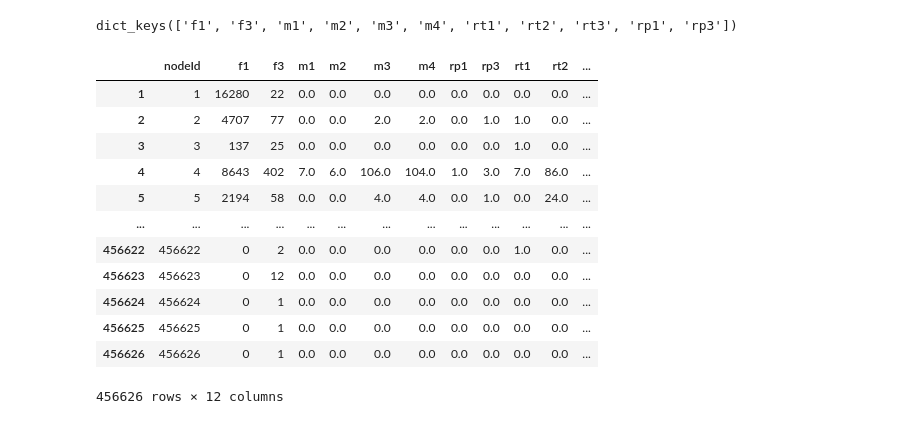
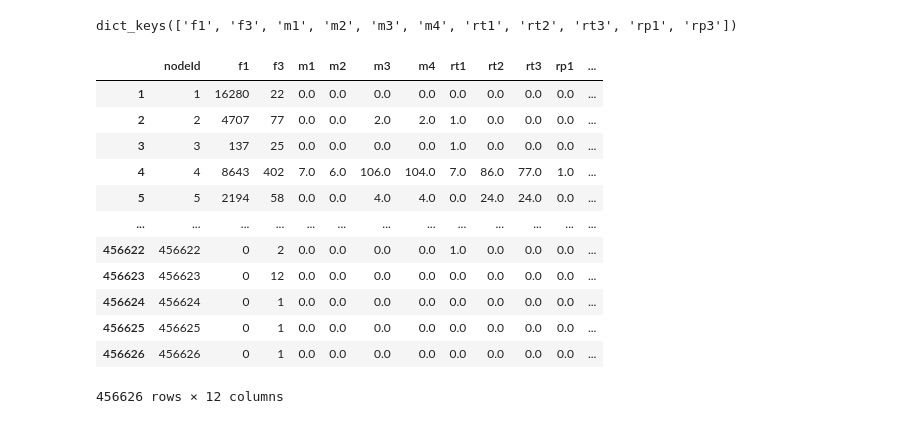
Before and after one commit to lbitsiko/twitter-influence-master-thesis, a Jupyter notebook: Ch6 Higgs Twitter analysis/higs_data_create_variables.ipynb, the cells around one changed output. Drawn from its saved outputs; the diff is of its cells as text; code cells hidden in the pictures.

```diff
--- a/Ch6 Higgs Twitter analysis/higs_data_create_variables.ipynb
+++ b/Ch6 Higgs Twitter analysis/higs_data_create_variables.ipynb
@@ -48,50 +42,30 @@ with open('./pickles/all_metrics.pickle', 'wb') as file:
 all_metrics.keys()
 # %% [output]
 dict_keys(['f1', 'f3', 'm1', 'm2', 'm3', 'm4', 'rt1', 'rt2', 'rt3', 'rp1', 'rp3'])
-# %%
-# Metrics stored in dataframe
-df_metrics = pd.DataFrame()
-df_metrics['nodeId'] = G_social.nodes()
-
-f1_dict = all_metrics['f1']
-f3_dict = all_metrics['f3']
-m1_dict = all_metrics['m1']
-m2_dict = all_metrics['m2']
-m3_dict = all_metrics['m3']
-m4_dict = all_metrics['m4']
-rp1_dict = all_metrics['rp1']
-rp3_dict = all_metrics['rp3']
-rt1_dict = all_metrics['rt1']
-rt2_dict = all_metrics['rt2']
-rt3_dict = all_metrics['rt3']
-
-from utilities import list_of_values
-df_metrics['f1'] = list_of_values(f1_dict) # [dict(f1_dict)[key] for key in dict(f1_dict).keys()]
-df_metrics['f3'] = list_of_values(f3_dict)
-df_metrics['m1'] = list_of_values(m1_dict)
-df_metrics['m2'] = list_of_values(m2_dict)
-df_metrics['m3'] = list_of_values(m3_dict)
-df_metrics['m4'] = list_of_values(m4_dict)
-df_metrics['rp1'] = list_of_values(rp1_dict)
-df_metrics['rp3'] = list_of_values(rp3_dict)
-df_metrics['rt1'] = list_of_values(rt1_dict)
-df_metrics['rt2'] = list_of_values(rt2_dict)
-df_metrics['rt3'] = list_of_values(rt3_dict)
-df_metrics
-# %% [output]
-|  | nodeId | f1 | f3 | m1 | m2 | m3 | m4 | rp1 | rp3 | rt1 | rt2 | ... |
-| 1 | 1 | 16280 | 22 | 0.0 | 0.0 | 0.0 | 0.0 | 0.0 | 0.0 | 0.0 | 0.0 | ... |
-| 2 | 2 | 4707 | 77 | 0.0 | 0.0 | 2.0 | 2.0 | 0.0 | 1.0 | 1.0 | 0.0 | ... |
-| 3 | 3 | 137 | 25 | 0.0 | 0.0 | 0.0 | 0.0 | 0.0 | 0.0 | 1.0 | 0.0 | ... |
-| 4 | 4 | 8643 | 402 | 7.0 | 6.0 | 106.0 | 104.0 | 1.0 | 3.0 | 7.0 | 86.0 | ... |
-| 5 | 5 | 2194 | 58 | 0.0 | 0.0 | 4.0 | 4.0 | 0.0 | 1.0 | 0.0 | 24.0 | ... |
-| ... | ... | ... | ... | ... | ... | ... | ... | ... | ... | ... | ... | ... |
-| 456622 | 456622 | 0 | 2 | 0.0 | 0.0 | 0.0 | 0.0 | 0.0 | 0.0 | 1.0 | 0.0 | ... |
-| 456623 | 456623 | 0 | 12 | 0.0 | 0.0 | 0.0 | 0.0 | 0.0 | 0.0 | 0.0 | 0.0 | ... |
-| 456624 | 456624 | 0 | 1 | 0.0 | 0.0 | 0.0 | 0.0 | 0.0 | 0.0 | 0.0 | 0.0 | ... |
-| 456625 | 456625 | 0 | 1 | 0.0 | 0.0 | 0.0 | 0.0 | 0.0 | 0.0 | 0.0 | 0.0 | ... |
-| 456626 | 456626 | 0 | 1 | 0.0 | 0.0 | 0.0 | 0.0 | 0.0 | 0.0 | 0.0 | 0.0 | ... |
-456626 rows × 12 columns
+# %%
+# Metrics stored in dataframe
+df_metrics = pd.DataFrame()
+df_metrics['nodeId'] = G_social.nodes()
+
+from utilities import list_of_values
+
+for key in all_metrics.keys():
+    df_metrics[key] = list_of_values(all_metrics[key])
+df_metrics
+# %% [output]
+|  | nodeId | f1 | f3 | m1 | m2 | m3 | m4 | rt1 | rt2 | rt3 | rp1 | ... |
+| 1 | 1 | 16280 | 22 | 0.0 | 0.0 | 0.0 | 0.0 | 0.0 | 0.0 | 0.0 | 0.0 | ... |
+| 2 | 2 | 4707 | 77 | 0.0 | 0.0 | 2.0 | 2.0 | 1.0 | 0.0 | 0.0 | 0.0 | ... |
+| 3 | 3 | 137 | 25 | 0.0 | 0.0 | 0.0 | 0.0 | 1.0 | 0.0 | 0.0 | 0.0 | ... |
+| 4 | 4 | 8643 | 402 | 7.0 | 6.0 | 106.0 | 104.0 | 7.0 | 86.0 | 77.0 | 1.0 | ... |
+| 5 | 5 | 2194 | 58 | 0.0 | 0.0 | 4.0 | 4.0 | 0.0 | 24.0 | 24.0 | 0.0 | ... |
+| ... | ... | ... | ... | ... | ... | ... | ... | ... | ... | ... | ... | ... |
+| 456622 | 456622 | 0 | 2 | 0.0 | 0.0 | 0.0 | 0.0 | 1.0 | 0.0 | 0.0 | 0.0 | ... |
+| 456623 | 456623 | 0 | 12 | 0.0 | 0.0 | 0.0 | 0.0 | 0.0 | 0.0 | 0.0 | 0.0 | ... |
+| 456624 | 456624 | 0 | 1 | 0.0 | 0.0 | 0.0 | 0.0 | 0.0 | 0.0 | 0.0 | 0.0 | ... |
+| 456625 | 456625 | 0 | 1 | 0.0 | 0.0 | 0.0 | 0.0 | 0.0 | 0.0 | 0.0 | 0.0 | ... |
+| 456626 | 456626 | 0 | 1 | 0.0 | 0.0 | 0.0 | 0.0 | 0.0 | 0.0 | 0.0 | 0.0 | ... |
+456626 rows × 12 columns
 # %%
 # # Save metrics dataframe in pickle form
 with open('./pickles/df_metrics.pickle', 'wb') as file:
```
Also changed, not shown: parts of 29 cells of this notebook, 2 other files.
